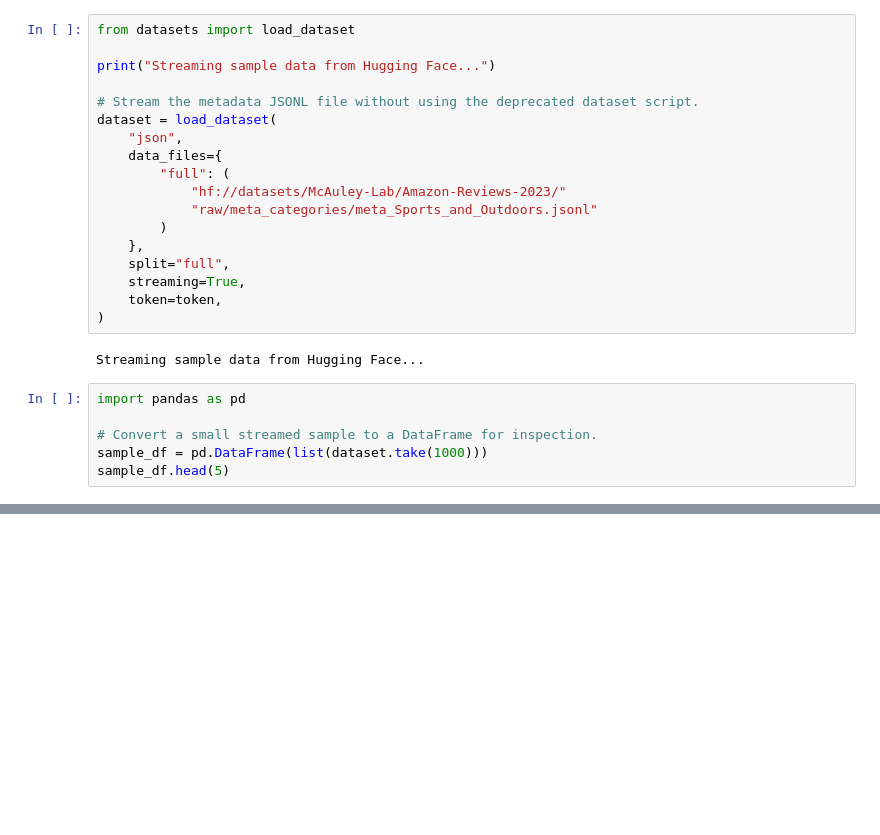
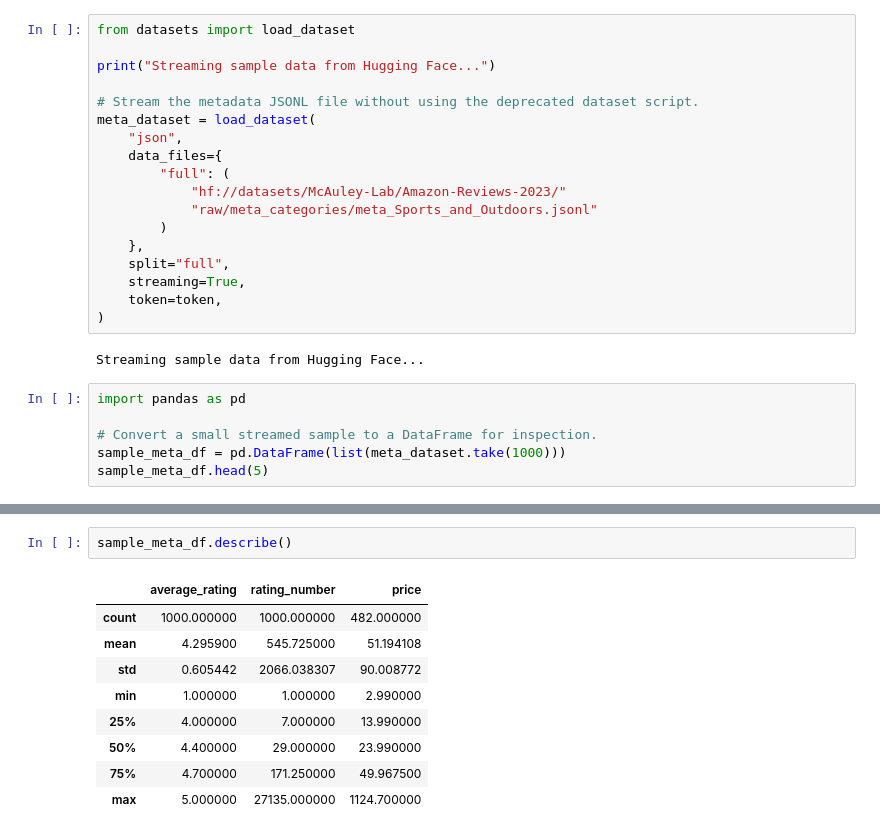
Before and after one commit to rajeevszone-ai/ai-shopping-assistant, a Jupyter notebook: src/shopping_assistant/analysis/dataset-analysis.ipynb, the cells around one changed output, grey strips where cells are left out. Cells and saved outputs as stored; diff of their text form; blank space fills up the shorter version.

```diff
--- a/src/shopping_assistant/analysis/dataset-analysis.ipynb
+++ b/src/shopping_assistant/analysis/dataset-analysis.ipynb
@@ -11,7 +13,7 @@ from datasets import load_dataset
 print("Streaming sample data from Hugging Face...")
 
 # Stream the metadata JSONL file without using the deprecated dataset script.
-dataset = load_dataset(
+meta_dataset = load_dataset(
     "json",
     data_files={
         "full": (
@@ -29,8 +31,8 @@ Streaming sample data from Hugging Face...
 import pandas as pd
 
 # Convert a small streamed sample to a DataFrame for inspection.
-sample_df = pd.DataFrame(list(dataset.take(1000)))
-sample_df.head(5)
+sample_meta_df = pd.DataFrame(list(meta_dataset.take(1000)))
+sample_meta_df.head(5)
 # %% [output]
 |  | main_category | title | average_rating | rating_number | features | description | price | images | ... |
 | 0 | NaN | Sure-Grip Zombie Wheels Low 59mm ... | 4.5 | 84 | [Pre-packaged in sets of 4, Low p... | [All Zombie wheels are made in th... | 55.00 | [{'thumb': 'https://m.media-amazo... | ... |
@@ -41 +63,13 @@ sample_df.head(5)
+# %%
+sample_meta_df.describe()
+# %% [output]
+|  | average_rating | rating_number | price |
+| count | 1000.000000 | 1000.000000 | 482.000000 |
+| mean | 4.295900 | 545.725000 | 51.194108 |
+| std | 0.605442 | 2066.038307 | 90.008772 |
+| min | 1.000000 | 1.000000 | 2.990000 |
+| 25% | 4.000000 | 7.000000 | 13.990000 |
+| 50% | 4.400000 | 29.000000 | 23.990000 |
+| 75% | 4.700000 | 171.250000 | 49.967500 |
+| max | 5.000000 | 27135.000000 | 1124.700000 |
 # %%
```
Also changed, not shown: parts of 16 cells of this notebook, 1 other file.
